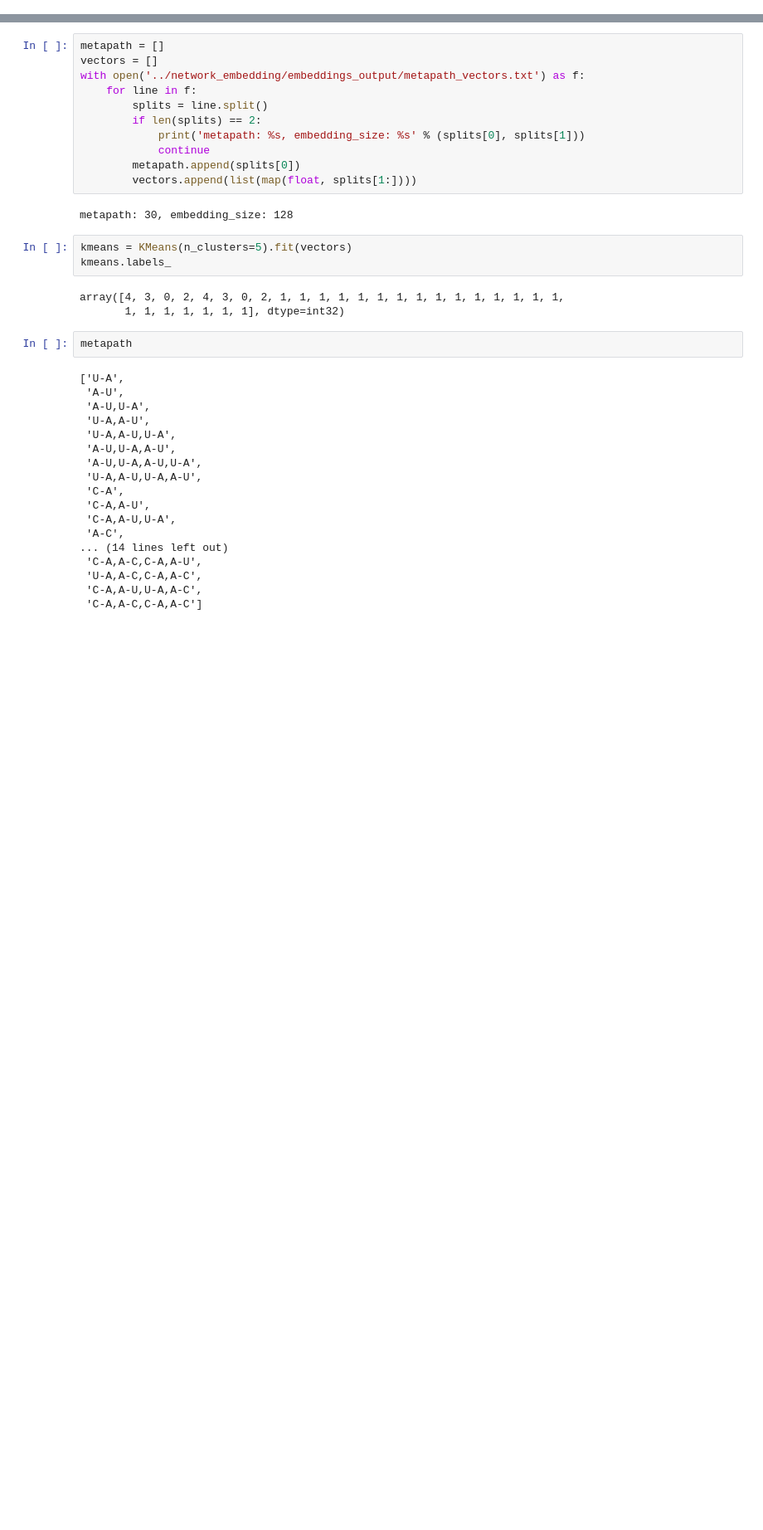
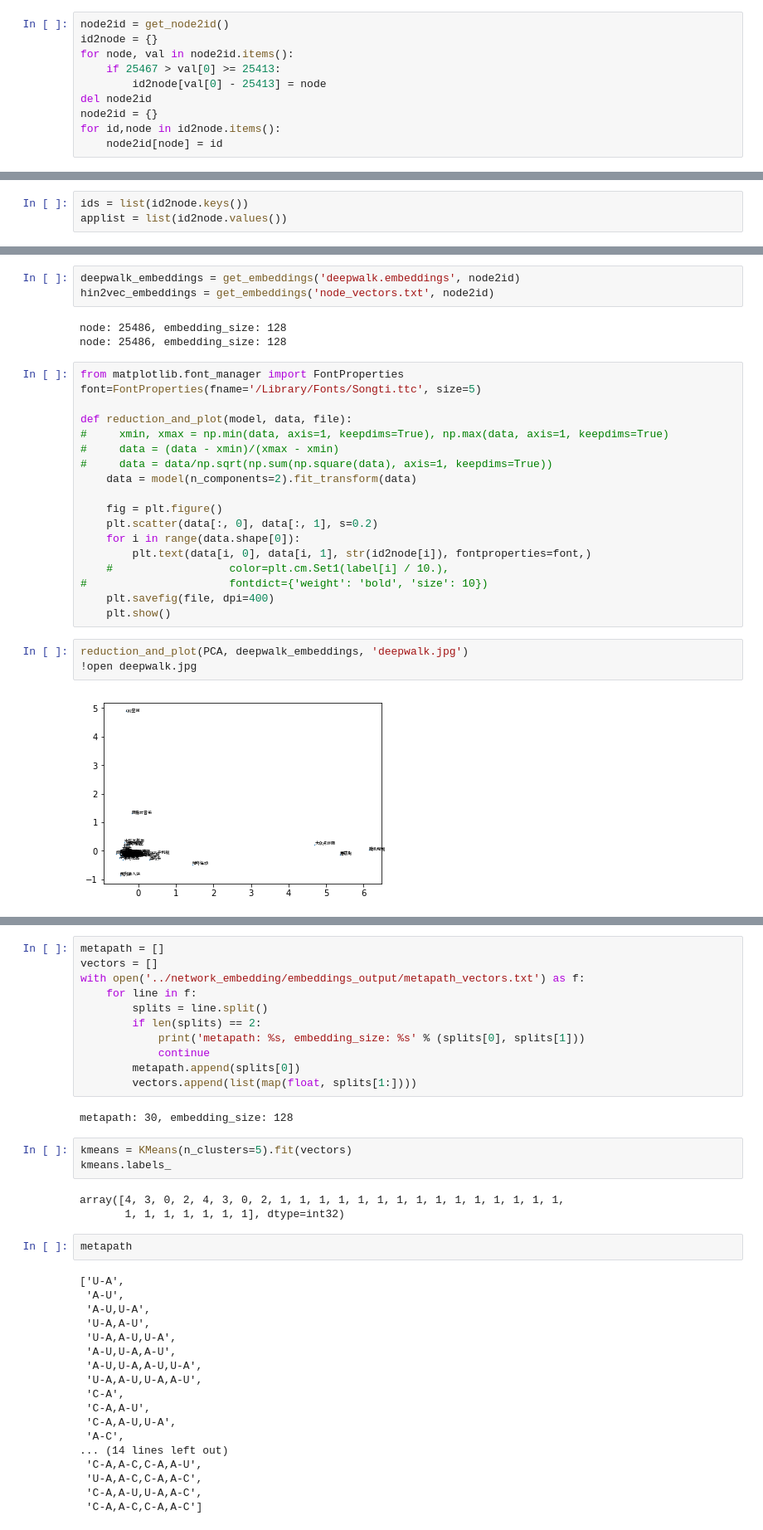
Before and after one commit to chenhui-bupt/user_app2vec, a Jupyter notebook: cluster/cluser.ipynb, the cells around one changed output, grey strips where cells are left out. Shown: that part at 83% size. Cells and saved outputs as stored; diff of their text form; blank space fills up the shorter version.

Commit message:
visualization

```diff
--- a/cluster/cluser.ipynb
+++ b/cluster/cluser.ipynb
@@ -4,0 +20,10 @@ from sklearn.cluster import KMeans, DBSCAN
+# %%
+node2id = get_node2id()
+id2node = {}
+for node, val in node2id.items():
+    if 25467 > val[0] >= 25413:
+        id2node[val[0] - 25413] = node
+del node2id
+node2id = {}
+for id,node in id2node.items():
+    node2id[node] = id
@@ -4,0 +32,3 @@ from sklearn.cluster import KMeans, DBSCAN
+# %%
+ids = list(id2node.keys())
+applist = list(id2node.values())
@@ -4,0 +57,29 @@ from sklearn.cluster import KMeans, DBSCAN
+# %%
+deepwalk_embeddings = get_embeddings('deepwalk.embeddings', node2id)
+hin2vec_embeddings = get_embeddings('node_vectors.txt', node2id)
+# %% [output]
+node: 25486, embedding_size: 128
+node: 25486, embedding_size: 128
+# %%
+from matplotlib.font_manager import FontProperties
+font=FontProperties(fname='/Library/Fonts/Songti.ttc', size=5)
+
+def reduction_and_plot(model, data, file):
+#     xmin, xmax = np.min(data, axis=1, keepdims=True), np.max(data, axis=1, keepdims=True)
+#     data = (data - xmin)/(xmax - xmin)
+#     data = data/np.sqrt(np.sum(np.square(data), axis=1, keepdims=True))
+    data = model(n_components=2).fit_transform(data)
+
+    fig = plt.figure()
+    plt.scatter(data[:, 0], data[:, 1], s=0.2)
+    for i in range(data.shape[0]):
+        plt.text(data[i, 0], data[i, 1], str(id2node[i]), fontproperties=font,)
+    #                  color=plt.cm.Set1(label[i] / 10.),
+#                      fontdict={'weight': 'bold', 'size': 10})
+    plt.savefig(file, dpi=400)
+    plt.show()
+# %%
+reduction_and_plot(PCA, deepwalk_embeddings, 'deepwalk.jpg')
+!open deepwalk.jpg
+# %% [output]
+[figure, added]
```
Also changed, not shown: parts of 13 cells of this notebook, 10 other files.
